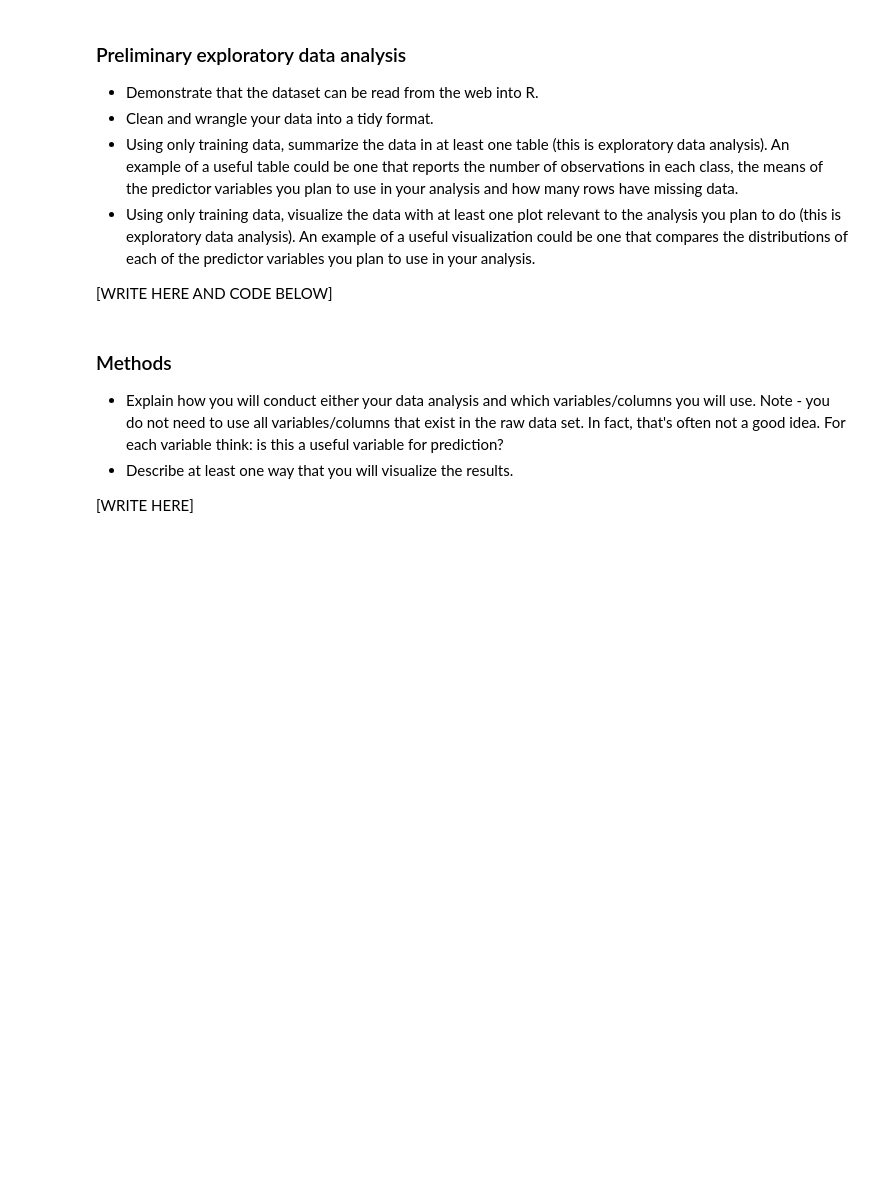
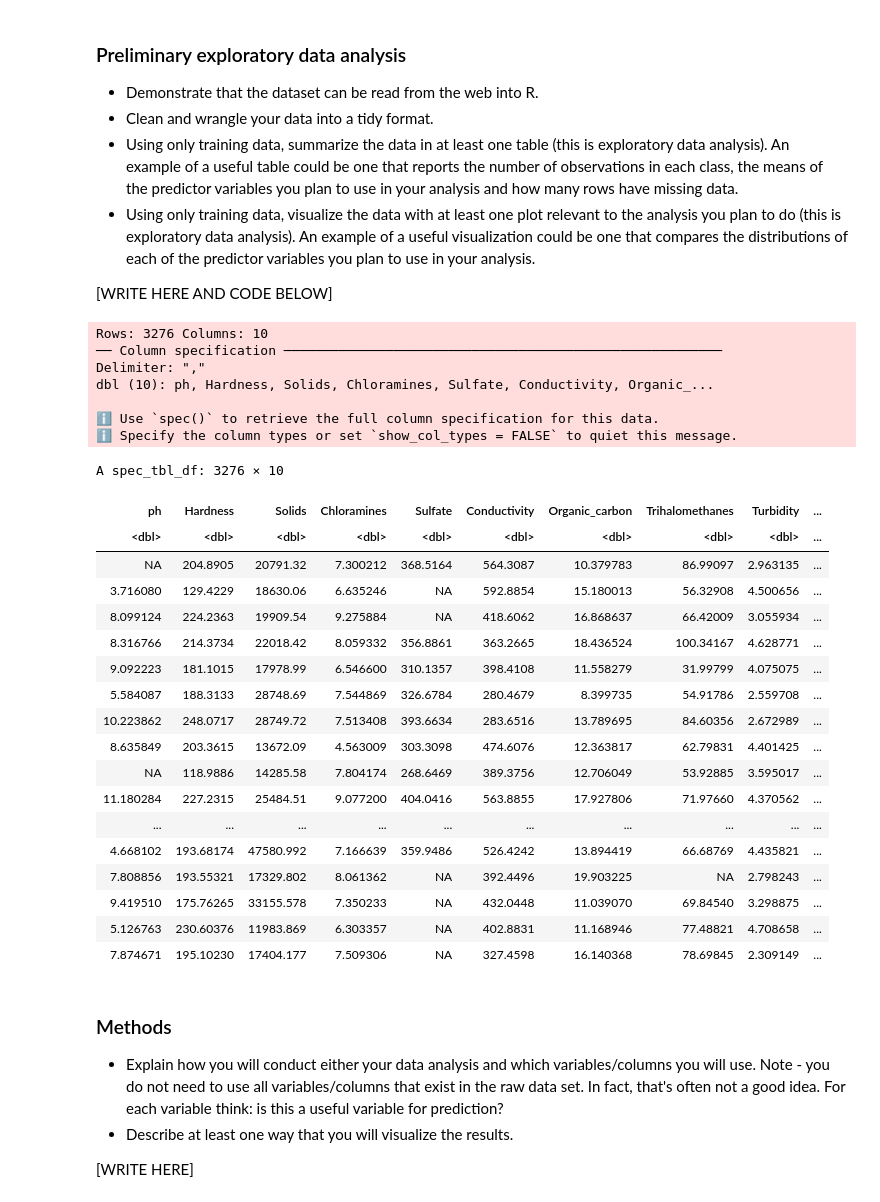
Before and after one commit to kashish1928/Dsci100_Group93_, a Jupyter notebook: Project_Proposal.ipynb, the cells around one changed output. Drawn from its saved outputs; the diff is of its cells as text; code cells hidden in the pictures; blank space fills up the shorter version.

Commit message:
Added part of introduction and imported data.

```diff
--- a/Project_Proposal.ipynb
+++ b/Project_Proposal.ipynb
@@ -16,6 +17,41 @@
 * Using only training data, visualize the data with at least one plot relevant to the analysis you plan to do (this is exploratory data analysis). An example of a useful visualization could be one that compares the distributions of each of the predictor variables you plan to use in your analysis.
 
 [WRITE HERE AND CODE BELOW]
+# %%
+library(repr)
+library(tidyverse)
+library(tidymodels)
+
+water_potability_raw <- read_csv("data/water_potability.csv") #Unedited "raw" dataset
+
+water_potability_raw
+# %% [output]
+Rows: 3276 Columns: 10
+── Column specification ────────────────────────────────────────────────────────
+Delimiter: ","
+dbl (10): ph, Hardness, Solids, Chloramines, Sulfate, Conductivity, Organic_...
+
+ℹ Use `spec()` to retrieve the full column specification for this data.
+ℹ Specify the column types or set `show_col_types = FALSE` to quiet this message.
+A spec_tbl_df: 3276 × 10
+| ph | Hardness | Solids | Chloramines | Sulfate | Conductivity | Organic_carbon | Trihalomethanes | Turbidity | ... |
+| <dbl> | <dbl> | <dbl> | <dbl> | <dbl> | <dbl> | <dbl> | <dbl> | <dbl> | ... |
+| NA | 204.8905 | 20791.32 | 7.300212 | 368.5164 | 564.3087 | 10.379783 | 86.99097 | 2.963135 | ... |
+| 3.716080 | 129.4229 | 18630.06 | 6.635246 | NA | 592.8854 | 15.180013 | 56.32908 | 4.500656 | ... |
+| 8.099124 | 224.2363 | 19909.54 | 9.275884 | NA | 418.6062 | 16.868637 | 66.42009 | 3.055934 | ... |
+| 8.316766 | 214.3734 | 22018.42 | 8.059332 | 356.8861 | 363.2665 | 18.436524 | 100.34167 | 4.628771 | ... |
+| 9.092223 | 181.1015 | 17978.99 | 6.546600 | 310.1357 | 398.4108 | 11.558279 | 31.99799 | 4.075075 | ... |
+| 5.584087 | 188.3133 | 28748.69 | 7.544869 | 326.6784 | 280.4679 | 8.399735 | 54.91786 | 2.559708 | ... |
+| 10.223862 | 248.0717 | 28749.72 | 7.513408 | 393.6634 | 283.6516 | 13.789695 | 84.60356 | 2.672989 | ... |
+| 8.635849 | 203.3615 | 13672.09 | 4.563009 | 303.3098 | 474.6076 | 12.363817 | 62.79831 | 4.401425 | ... |
+| NA | 118.9886 | 14285.58 | 7.804174 | 268.6469 | 389.3756 | 12.706049 | 53.92885 | 3.595017 | ... |
+| 11.180284 | 227.2315 | 25484.51 | 9.077200 | 404.0416 | 563.8855 | 17.927806 | 71.97660 | 4.370562 | ... |
+| ... | ... | ... | ... | ... | ... | ... | ... | ... | ... |
+| 4.668102 | 193.68174 | 47580.992 | 7.166639 | 359.9486 | 526.4242 | 13.894419 | 66.68769 | 4.435821 | ... |
+| 7.808856 | 193.55321 | 17329.802 | 8.061362 | NA | 392.4496 | 19.903225 | NA | 2.798243 | ... |
+| 9.419510 | 175.76265 | 33155.578 | 7.350233 | NA | 432.0448 | 11.039070 | 69.84540 | 3.298875 | ... |
+| 5.126763 | 230.60376 | 11983.869 | 6.303357 | NA | 402.8831 | 11.168946 | 77.48821 | 4.708658 | ... |
+| 7.874671 | 195.10230 | 17404.177 | 7.509306 | NA | 327.4598 | 16.140368 | 78.69845 | 2.309149 | ... |
 # %% [markdown]
 ### Methods
 * Explain how you will conduct either your data analysis and which variables/columns you will use. Note - you do not need to use all variables/columns that exist in the raw data set. In fact, that's often not a good idea. For each variable think: is this a useful variable for prediction?
```
Also changed, not shown: parts of 1 cell of this notebook.
